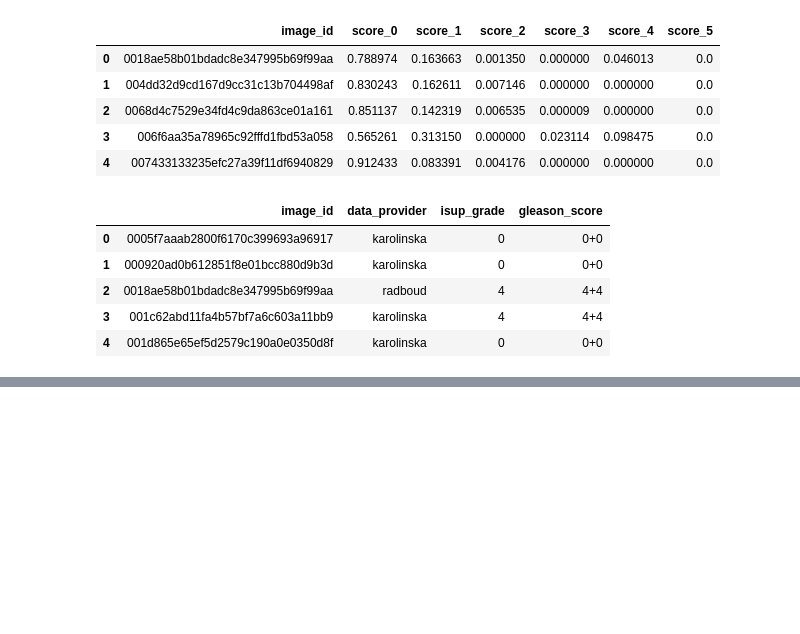
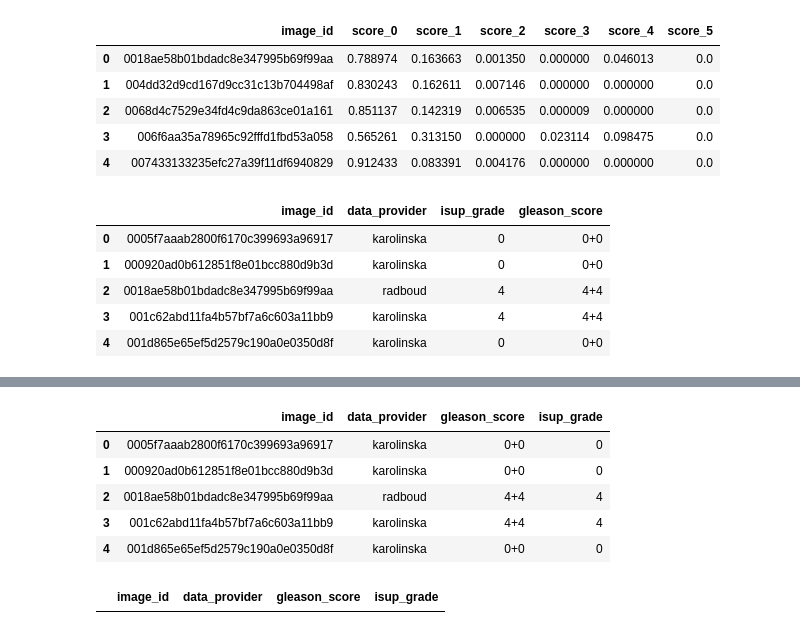
Before and after one commit to navitacion/prostate-cancer-grade-assessment-challenge, a Jupyter notebook: notebook/Check_score.ipynb, the cells around one changed output, grey strips where cells are left out. Saved outputs shown, nothing was run; the diff lists cells and outputs as text; code cells hidden in the pictures; blank space fills up the shorter version.

```diff
--- a/notebook/Check_score.ipynb
+++ b/notebook/Check_score.ipynb
@@ -169,0 +283,53 @@ print(b)
+# %%
+df_org = pd.read_csv('../data/input/train.csv')
+new_train = df_org.copy()
+
+
+new_train['new'] = new_train['image_id'].map(res)
+
+
+
+def rep_score(row):
+    if row['new'] is np.nan:
+        return row['gleason_score']
+    else:
+        return row['new']
+
+new_train['new'] = new_train.apply(rep_score, axis=1)
+
+
+
+rep_dict = {
+    'negative': 0,
+    '0+0': 0,
+    '3+3': 1,
+    '3+4': 2,
+    '4+3': 3,
+    '4+4': 4,
+    '3+5': 4,
+    '5+3': 4,
+    '4+5': 5,
+    '5+4': 5,
+    '5+5': 5
+}
+
+new_train['new_grade'] = new_train['new'].map(rep_dict)
+
+new_train.drop(['new', 'isup_grade'], axis=1, inplace=True)
+new_train = new_train.rename(columns={'new_grade': 'isup_grade'})
+new_train['isup_grade'] = new_train['isup_grade'].astype(int)
+
+new_train.to_csv('../data/input/modified_train.csv', index=False)
+# %%
+new_train.head()
+# %% [output]
+|  | image_id | data_provider | gleason_score | isup_grade |
+| 0 | 0005f7aaab2800f6170c399693a96917 | karolinska | 0+0 | 0 |
+| 1 | 000920ad0b612851f8e01bcc880d9b3d | karolinska | 0+0 | 0 |
+| 2 | 0018ae58b01bdadc8e347995b69f99aa | radboud | 4+4 | 4 |
+| 3 | 001c62abd11fa4b57bf7a6c603a11bb9 | karolinska | 4+4 | 4 |
+| 4 | 001d865e65ef5d2579c190a0e0350d8f | karolinska | 0+0 | 0 |
+# %%
+new_train[new_train['isup_grade'].isnull()]
+# %% [output]
+|  | image_id | data_provider | gleason_score | isup_grade |
```
Also changed, not shown: parts of 23 cells of this notebook, 3 other files.
